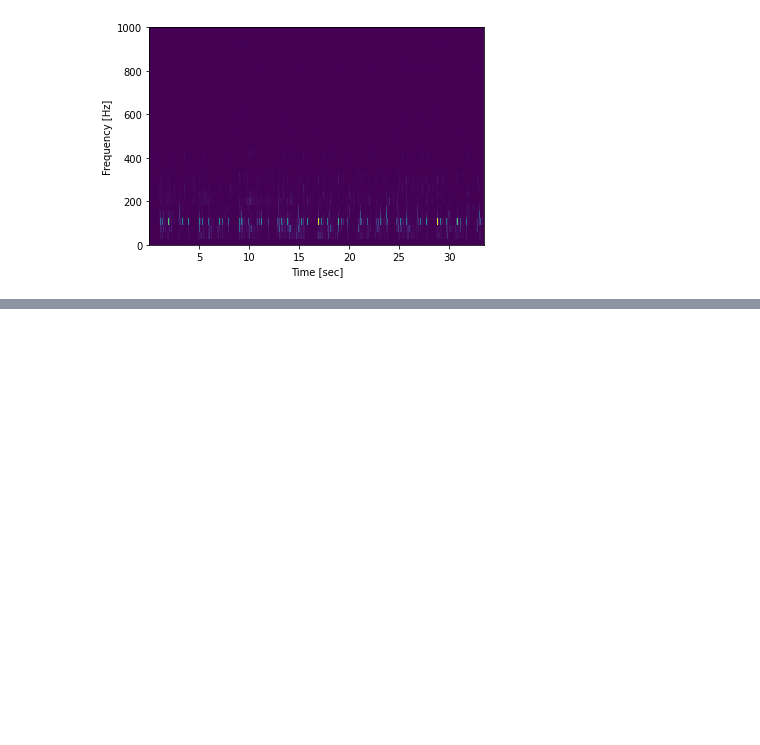
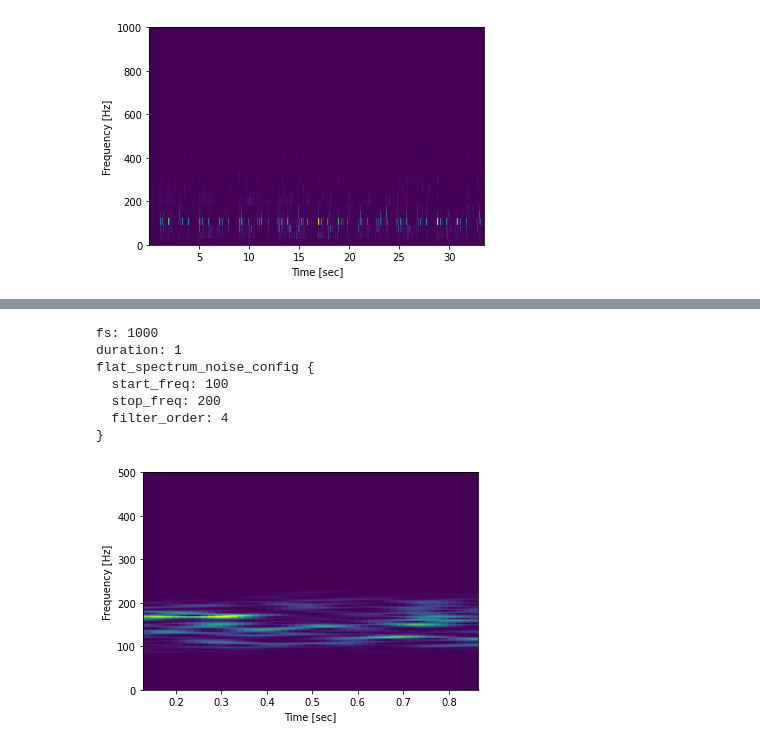
Before and after one commit to kacunningham413/pinniped_lab, a Jupyter notebook: interface_template.ipynb, the cells around one changed output, grey strips where cells are left out. Cells and saved outputs as stored; diff of their text form; code cells hidden in the pictures; blank space fills up the shorter version.

```diff
--- a/interface_template.ipynb
+++ b/interface_template.ipynb
@@ -19,2 +20,26 @@ sound.plot_time_series()
 [figure]
 [figure]
+# %%
+from masking_analysis.sound import Sound
+from masking_analysis.protos import sound_pb2, sound_generation_pb2
+import matplotlib.pyplot as plt
+from scipy import signal
+
+sound_gen_config = sound_generation_pb2.SoundGenConfig()
+sound_gen_config.fs = 1000
+sound_gen_config.duration = 1
+sound_gen_config.flat_spectrum_noise_config.filter_order = 4
+sound_gen_config.flat_spectrum_noise_config.start_freq = 100
+sound_gen_config.flat_spectrum_noise_config.stop_freq = 200
+print(sound_gen_config)
+sound = Sound.sound_from_gen_config(sound_gen_config)
+sound.plot_spectrogram(window=('hamming'), nfft=1024, nperseg=256, noverlap=240)
+# %% [output]
+fs: 1000
+duration: 1
+flat_spectrum_noise_config {
+  start_freq: 100
+  stop_freq: 200
+  filter_order: 4
+}
+[figure, added]
```
Also changed, not shown: parts of 1 cell of this notebook, 2 other files.
